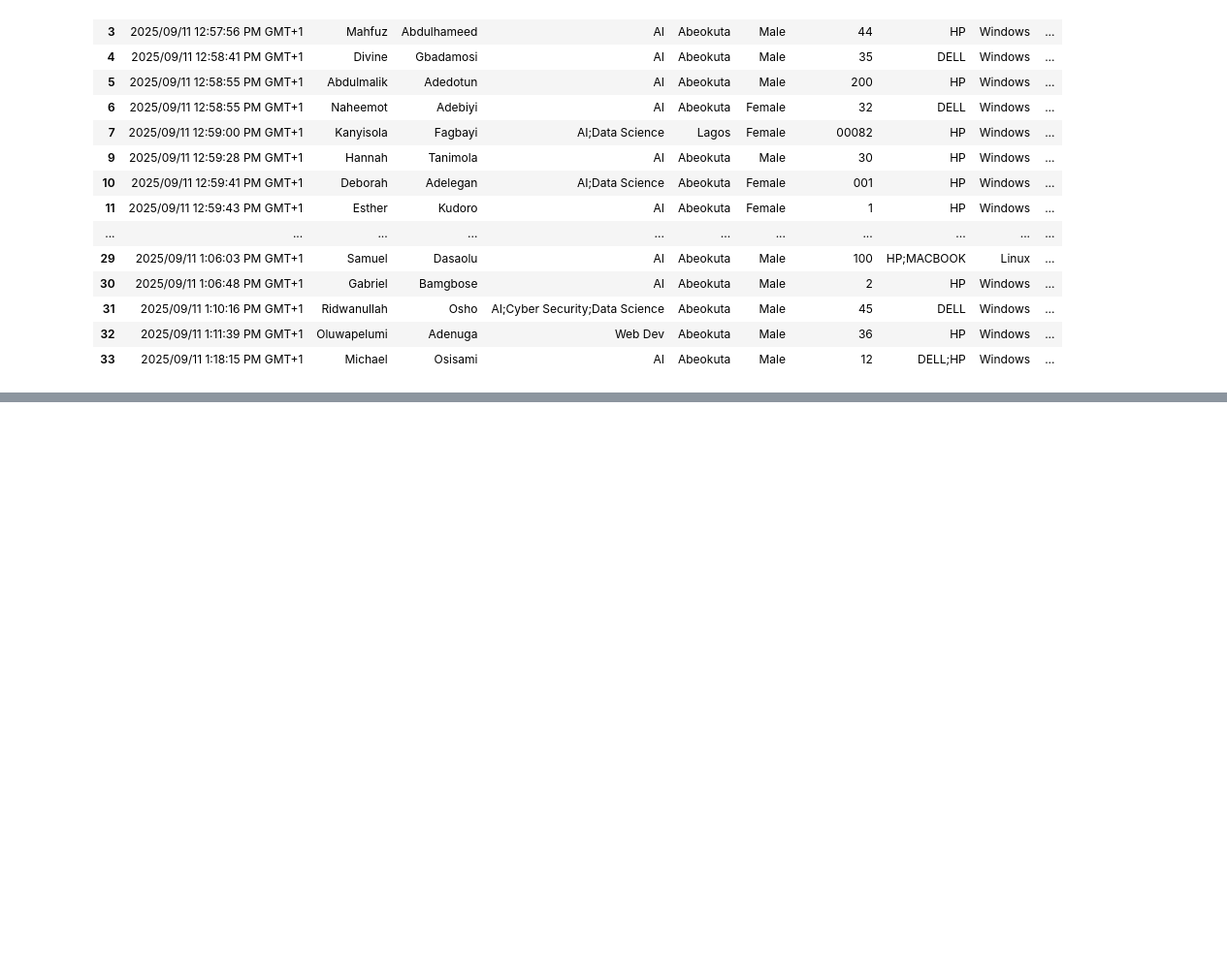
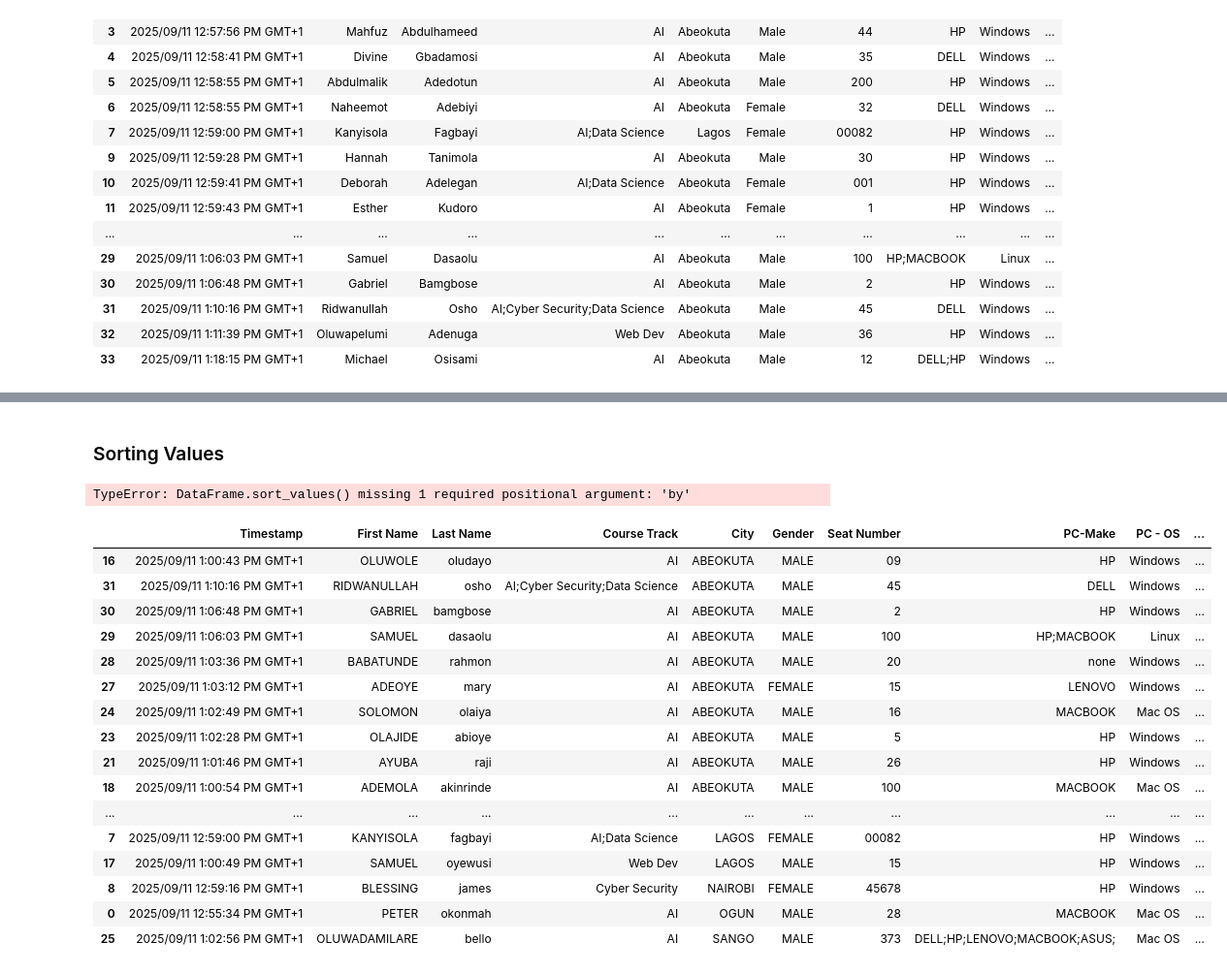
Before and after one commit to Dev-olaW/Data_Analysis, a Jupyter notebook: practice_pandas.ipynb, the cells around one changed output, grey strips where cells are left out. Shown at 97% size. Drawn from its saved outputs; the diff is of its cells as text; code cells hidden in the pictures; blank space fills up the shorter version.

```diff
--- a/practice_pandas.ipynb
+++ b/practice_pandas.ipynb
@@ -417,0 +529,18 @@ Rows where City is either 'Lagos' or 'Abeokuta':
+# %%
+# Lets apply some of the method
+biodata['City'] = biodata['City'].str.upper()
+biodata['Gender'] = biodata['Gender'].str.upper()
+biodata['Last Name'] = biodata['Last Name'].str.lower()
+biodata.head()
+
+# Lets define a lambda function
+# lambda x: x.str.title()
+
+# the .apply() method will help apply the function to the selected columns
+
+# biodata[col].apply(lambda x : x.str.title())
+# biodata.head()
+
+# # We can decide to apply the lambda funtion to every element in the dataset
+# biodata.applymap(lambda x: x.str.title())
+# biodata.head()
@@ -417,0 +554,27 @@ Rows where City is either 'Lagos' or 'Abeokuta':
+# %% [markdown]
+### Sorting Values
+# %%
+biodata.sort_values(by= axis= 1, ascending= True, inplace= False, kind='quicksort', na_position= 'last', ignore_index=False)
+# %% [output]
+TypeError: DataFrame.sort_values() missing 1 required positional argument: 'by'
+# %%
+# Sorting Columns
+biodata.sort_values(by='City', ascending=True)
+# %% [output]
+|  | Timestamp | First Name | Last Name | Course Track | City | Gender | Seat Number | PC-Make | PC - OS | ... |
+| 16 | 2025/09/11 1:00:43 PM GMT+1 | OLUWOLE | oludayo | AI | ABEOKUTA | MALE | 09 | HP | Windows | ... |
+| 31 | 2025/09/11 1:10:16 PM GMT+1 | RIDWANULLAH | osho | AI;Cyber Security;Data Science | ABEOKUTA | MALE | 45 | DELL | Windows | ... |
+| 30 | 2025/09/11 1:06:48 PM GMT+1 | GABRIEL | bamgbose | AI | ABEOKUTA | MALE | 2 | HP | Windows | ... |
+| 29 | 2025/09/11 1:06:03 PM GMT+1 | SAMUEL | dasaolu | AI | ABEOKUTA | MALE | 100 | HP;MACBOOK | Linux | ... |
+| 28 | 2025/09/11 1:03:36 PM GMT+1 | BABATUNDE | rahmon | AI | ABEOKUTA | MALE | 20 | none | Windows | ... |
+| 27 | 2025/09/11 1:03:12 PM GMT+1 | ADEOYE | mary | AI | ABEOKUTA | FEMALE | 15 | LENOVO | Windows | ... |
+| 24 | 2025/09/11 1:02:49 PM GMT+1 | SOLOMON | olaiya | AI | ABEOKUTA | MALE | 16 | MACBOOK | Mac OS | ... |
+| 23 | 2025/09/11 1:02:28 PM GMT+1 | OLAJIDE | abioye | AI | ABEOKUTA | MALE | 5 | HP | Windows | ... |
+| 21 | 2025/09/11 1:01:46 PM GMT+1 | AYUBA | raji | AI | ABEOKUTA | MALE | 26 | HP | Windows | ... |
+| 18 | 2025/09/11 1:00:54 PM GMT+1 | ADEMOLA | akinrinde | AI | ABEOKUTA | MALE | 100 | MACBOOK | Mac OS | ... |
+| ... | ... | ... | ... | ... | ... | ... | ... | ... | ... | ... |
+| 7 | 2025/09/11 12:59:00 PM GMT+1 | KANYISOLA | fagbayi | AI;Data Science | LAGOS | FEMALE | 00082 | HP | Windows | ... |
+| 17 | 2025/09/11 1:00:49 PM GMT+1 | SAMUEL | oyewusi | Web Dev | LAGOS | MALE | 15 | HP | Windows | ... |
+| 8 | 2025/09/11 12:59:16 PM GMT+1 | BLESSING | james | Cyber Security | NAIROBI | FEMALE | 45678 | HP | Windows | ... |
+| 0 | 2025/09/11 12:55:34 PM GMT+1 | PETER | okonmah | AI | OGUN | MALE | 28 | MACBOOK | Mac OS | ... |
+| 25 | 2025/09/11 1:02:56 PM GMT+1 | OLUWADAMILARE | bello | AI | SANGO | MALE | 373 | DELL;HP;LENOVO;MACBOOK;ASUS; | Mac OS | ... |
```
Also changed, not shown: parts of 41 cells of this notebook, 2 other files.
